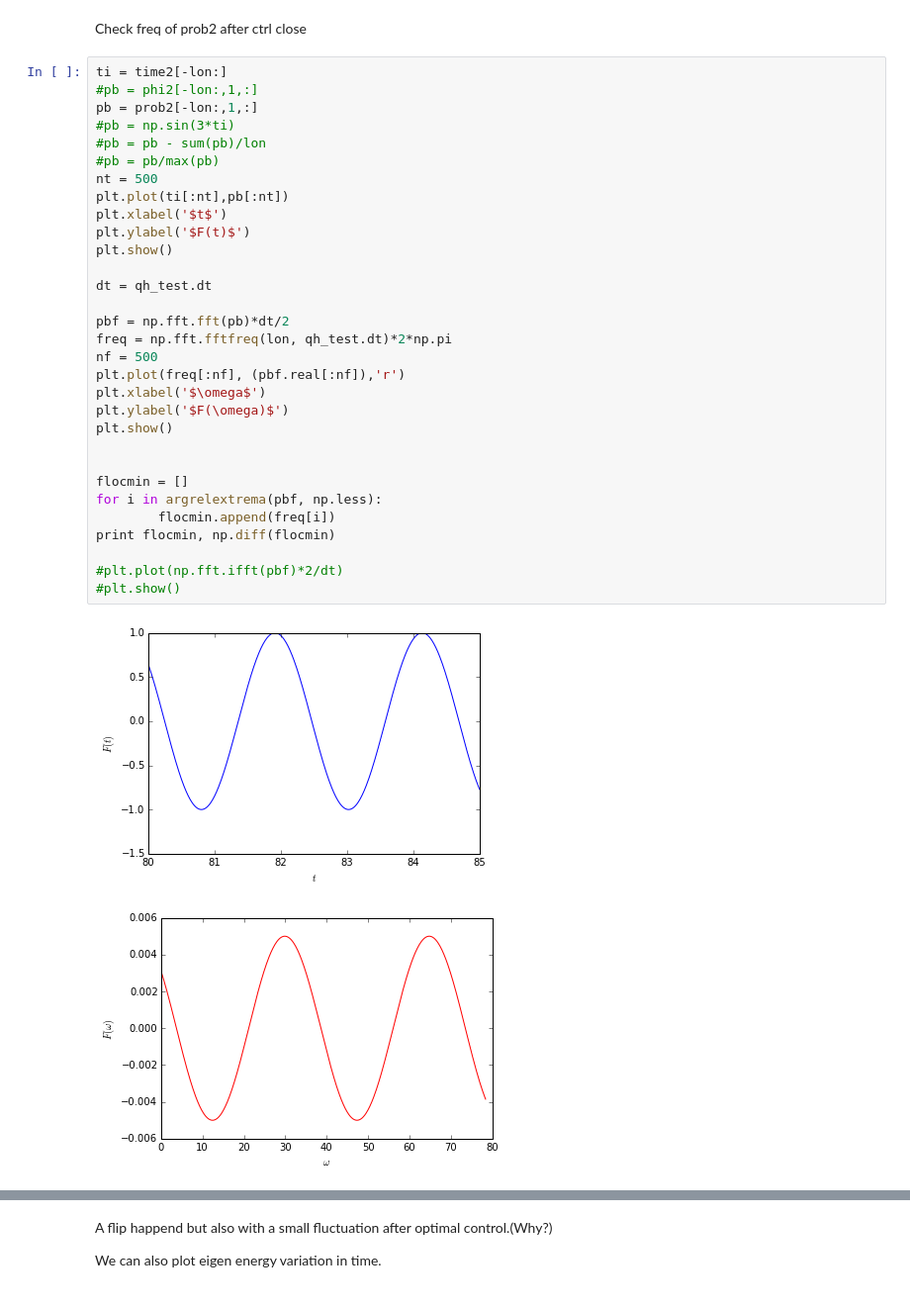
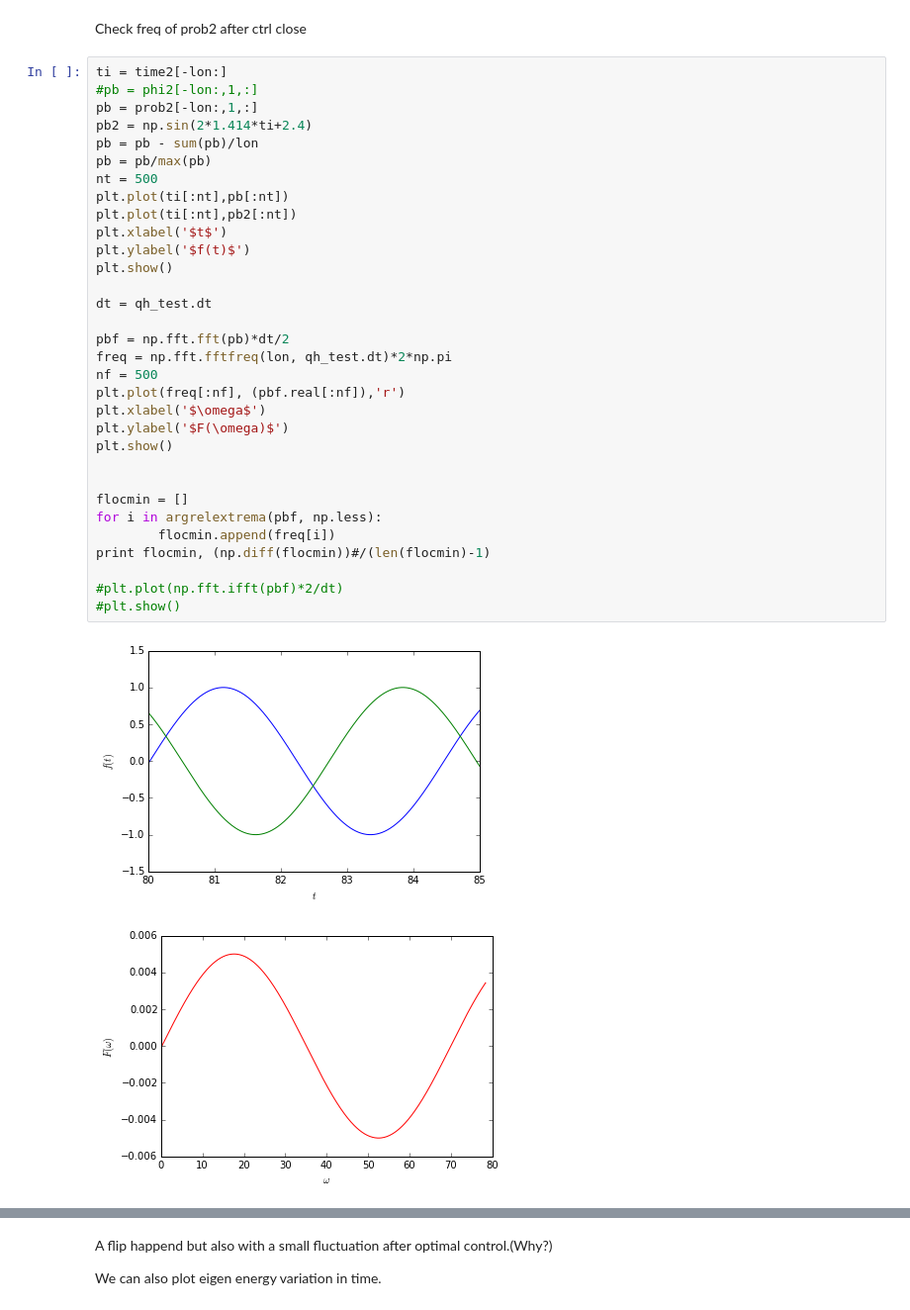
Before and after one commit to abyellow/abin-quantunm-optimal-control, a Jupyter notebook: README_EX2.ipynb, the cells around one changed output, grey strips where cells are left out. Shown at 99% size. Saved outputs shown, nothing was run; the diff lists cells and outputs as text.

```diff
--- a/README_EX2.ipynb
+++ b/README_EX2.ipynb
@@ -139,34 +139,35 @@ Check freq of prob2 after ctrl close
 # %%
 ti = time2[-lon:]
 #pb = phi2[-lon:,1,:]
 pb = prob2[-lon:,1,:]
-#pb = np.sin(3*ti)
-#pb = pb - sum(pb)/lon
-#pb = pb/max(pb)
+pb2 = np.sin(2*1.414*ti+2.4)
+pb = pb - sum(pb)/lon
+pb = pb/max(pb)
 nt = 500
 plt.plot(ti[:nt],pb[:nt])
+plt.plot(ti[:nt],pb2[:nt])
 plt.xlabel('$t$')
-plt.ylabel('$F(t)$')
+plt.ylabel('$f(t)$')
 plt.show()
 
 dt = qh_test.dt
 
 pbf = np.fft.fft(pb)*dt/2
 freq = np.fft.fftfreq(lon, qh_test.dt)*2*np.pi
 nf = 500
 plt.plot(freq[:nf], (pbf.real[:nf]),'r')
 plt.xlabel('$\omega$')
 plt.ylabel('$F(\omega)$')
 plt.show()
 
 
 flocmin = []
 for i in argrelextrema(pbf, np.less):
         flocmin.append(freq[i])
-print flocmin, np.diff(flocmin)
+print flocmin, (np.diff(flocmin))#/(len(flocmin)-1)
 
 #plt.plot(np.fft.ifft(pbf)*2/dt)
 #plt.show()
 # %% [output]
-[figure, old version]
+[figure, new version]
-[figure, old version]
+[figure, new version]
```
Also changed, not shown: parts of 1 cell of this notebook.
